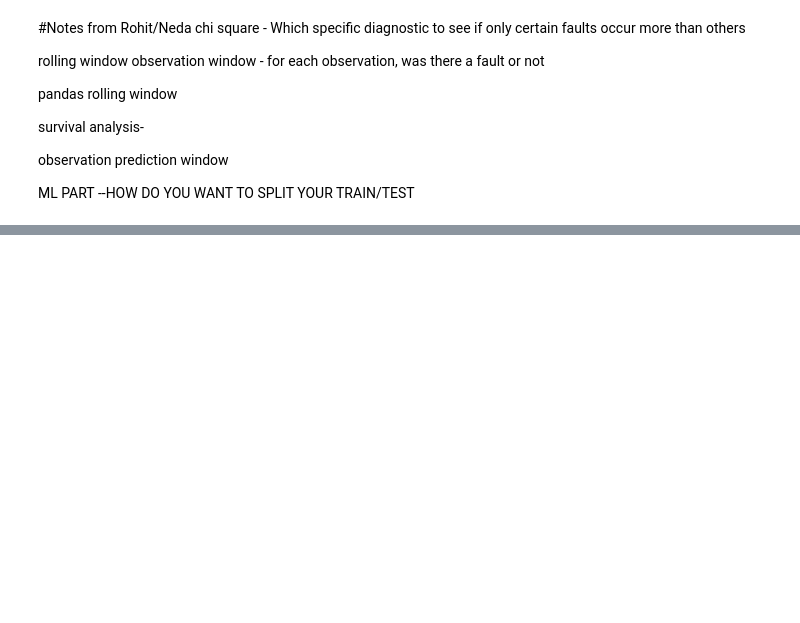
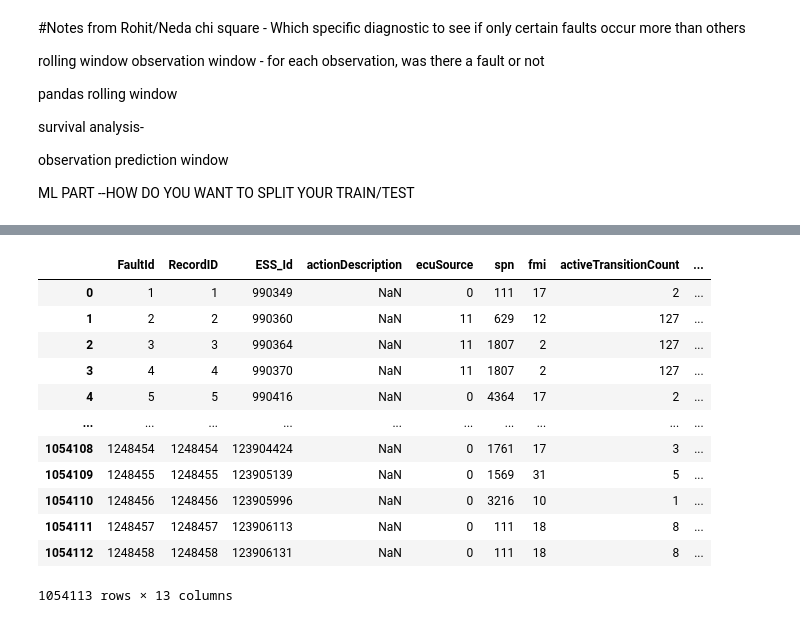
Before and after one commit to hcgreer/big_g_express-data-detectives, a Jupyter notebook: notebooks/big_g.ipynb, the cells around one changed output, grey strips where cells are left out. Saved outputs shown, nothing was run; the diff lists cells and outputs as text; code cells hidden in the pictures; blank space fills up the shorter version.

Commit message:
merged with clean data

```diff
--- a/notebooks/big_g.ipynb
+++ b/notebooks/big_g.ipynb
@@ -260,0 +284,3 @@ faults_diagnostics[faults_diagnostics['spn'] ==5246]
+# %%
+updatedFaults = pd.read_csv('../data/updatedFaults.csv')
+updatedFaults
@@ -260,0 +321,2 @@ faults_diagnostics[faults_diagnostics['spn'] ==5246]
+# %%
+faults_diagnostics = pd.merge(vdiag_piv, updatedFaults, how = 'inner', left_on='FaultId', right_on='RecordID' )
@@ -260,0 +371,16 @@ faults_diagnostics[faults_diagnostics['spn'] ==5246]
+# %%
+faults_diagnostics.select_dtypes(include='number')
+# %% [output]
+|  | FaultId | RecordID | ESS_Id | actionDescription | ecuSource | spn | fmi | activeTransitionCount | ... |
+| 0 | 1 | 1 | 990349 | NaN | 0 | 111 | 17 | 2 | ... |
+| 1 | 2 | 2 | 990360 | NaN | 11 | 629 | 12 | 127 | ... |
+| 2 | 3 | 3 | 990364 | NaN | 11 | 1807 | 2 | 127 | ... |
+| 3 | 4 | 4 | 990370 | NaN | 11 | 1807 | 2 | 127 | ... |
+| 4 | 5 | 5 | 990416 | NaN | 0 | 4364 | 17 | 2 | ... |
+| ... | ... | ... | ... | ... | ... | ... | ... | ... | ... |
+| 1054108 | 1248454 | 1248454 | 123904424 | NaN | 0 | 1761 | 17 | 3 | ... |
+| 1054109 | 1248455 | 1248455 | 123905139 | NaN | 0 | 1569 | 31 | 5 | ... |
+| 1054110 | 1248456 | 1248456 | 123905996 | NaN | 0 | 3216 | 10 | 1 | ... |
+| 1054111 | 1248457 | 1248457 | 123906113 | NaN | 0 | 111 | 18 | 8 | ... |
+| 1054112 | 1248458 | 1248458 | 123906131 | NaN | 0 | 111 | 18 | 8 | ... |
+1054113 rows × 13 columns
```
Also changed, not shown: parts of 10 cells of this notebook.
